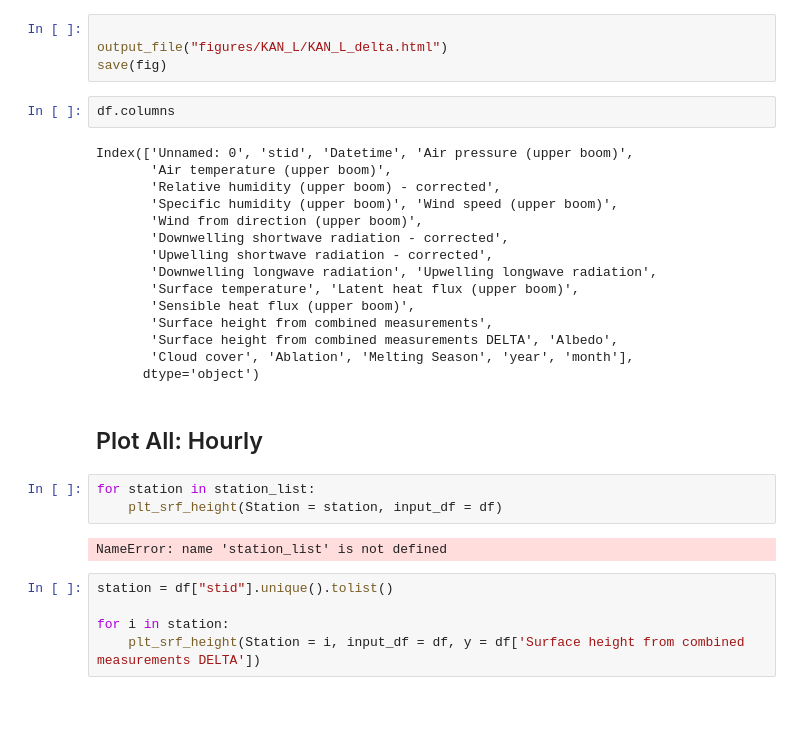
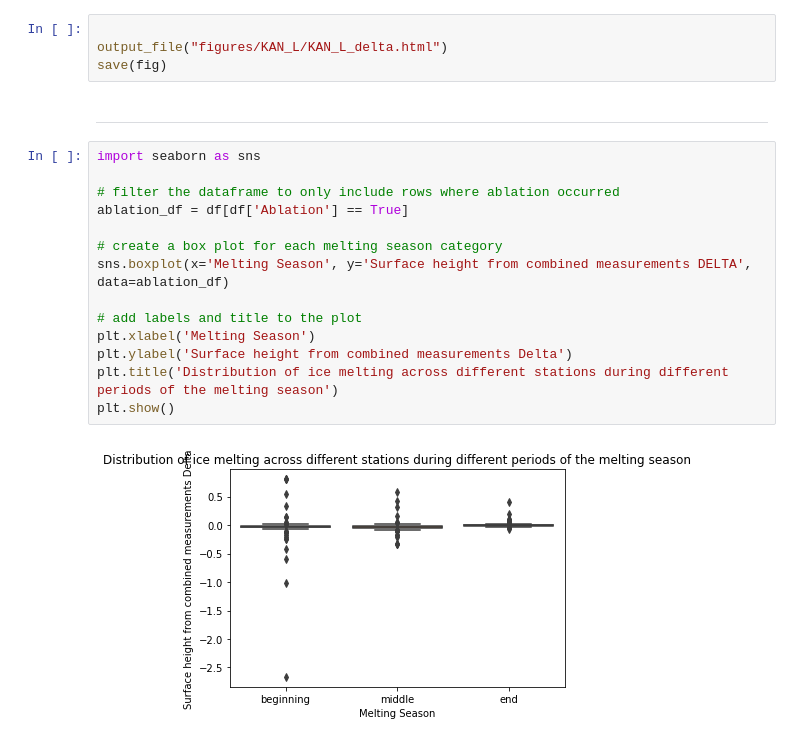
Before and after one commit to markbjerre/GEUS-Master-Thesis, a Jupyter notebook: scripts/SMB_Ablation_Plots.ipynb, the cells around one changed output. Drawn from its saved outputs; the diff is of its cells as text; blank space fills up the shorter version.

```diff
--- a/scripts/SMB_Ablation_Plots.ipynb
+++ b/scripts/SMB_Ablation_Plots.ipynb
@@ -197,32 +205,21 @@ fig = plt_srf_height(Station = "SCO_L", input_df = df)#, y = df['Surface height
 
 output_file("figures/KAN_L/KAN_L_delta.html")
 save(fig)
-# %%
-df.columns
-# %% [output]
-Index(['Unnamed: 0', 'stid', 'Datetime', 'Air pressure (upper boom)',
-       'Air temperature (upper boom)',
-       'Relative humidity (upper boom) - corrected',
-       'Specific humidity (upper boom)', 'Wind speed (upper boom)',
-       'Wind from direction (upper boom)',
-       'Downwelling shortwave radiation - corrected',
-       'Upwelling shortwave radiation - corrected',
-       'Downwelling longwave radiation', 'Upwelling longwave radiation',
-       'Surface temperature', 'Latent heat flux (upper boom)',
-       'Sensible heat flux (upper boom)',
-       'Surface height from combined measurements',
-       'Surface height from combined measurements DELTA', 'Albedo',
-       'Cloud cover', 'Ablation', 'Melting Season', 'year', 'month'],
-      dtype='object')
-# %% [markdown]
-## Plot All: Hourly
-# %%
-for station in station_list:
-    plt_srf_height(Station = station, input_df = df)
-# %% [output]
-NameError: name 'station_list' is not defined
-# %%
-station = df["stid"].unique().tolist()
-
-for i in station:
-    plt_srf_height(Station = i, input_df = df, y = df['Surface height from combined measurements DELTA'])
+# %% [markdown]
+--------
+# %%
+import seaborn as sns
+
+# filter the dataframe to only include rows where ablation occurred
+ablation_df = df[df['Ablation'] == True]
+
+# create a box plot for each melting season category
+sns.boxplot(x='Melting Season', y='Surface height from combined measurements DELTA', data=ablation_df)
+
+# add labels and title to the plot
+plt.xlabel('Melting Season')
+plt.ylabel('Surface height from combined measurements Delta')
+plt.title('Distribution of ice melting across different stations during different periods of the melting season')
+plt.show()
+# %% [output]
+[figure, added]
```
Also changed, not shown: parts of 8 cells of this notebook, 4 other files.
